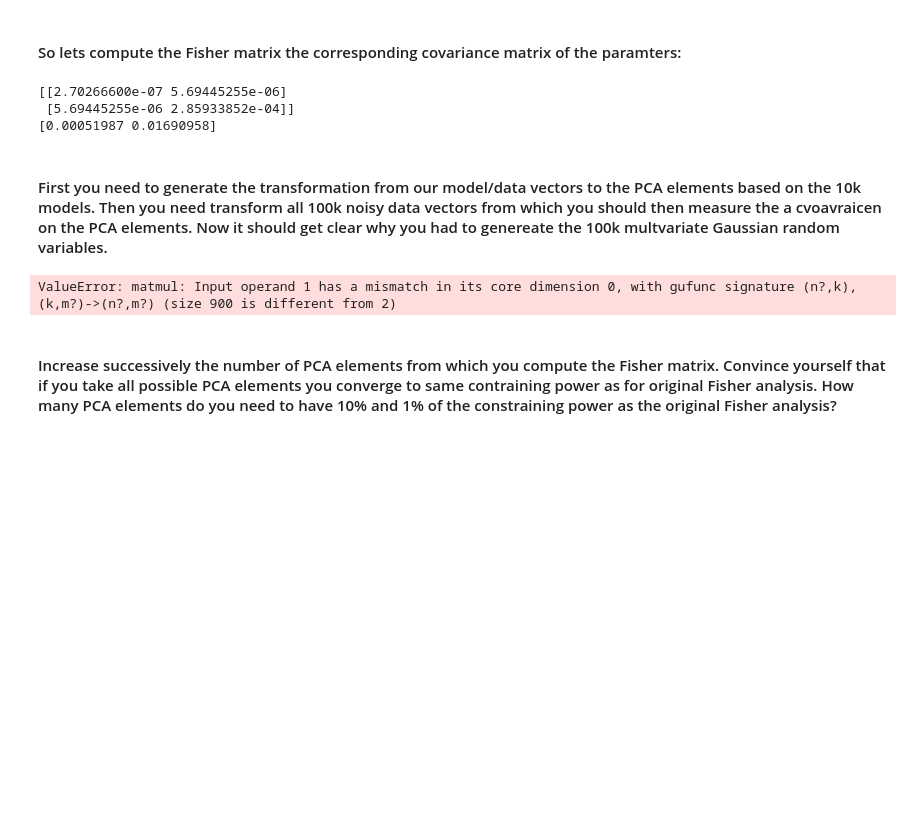
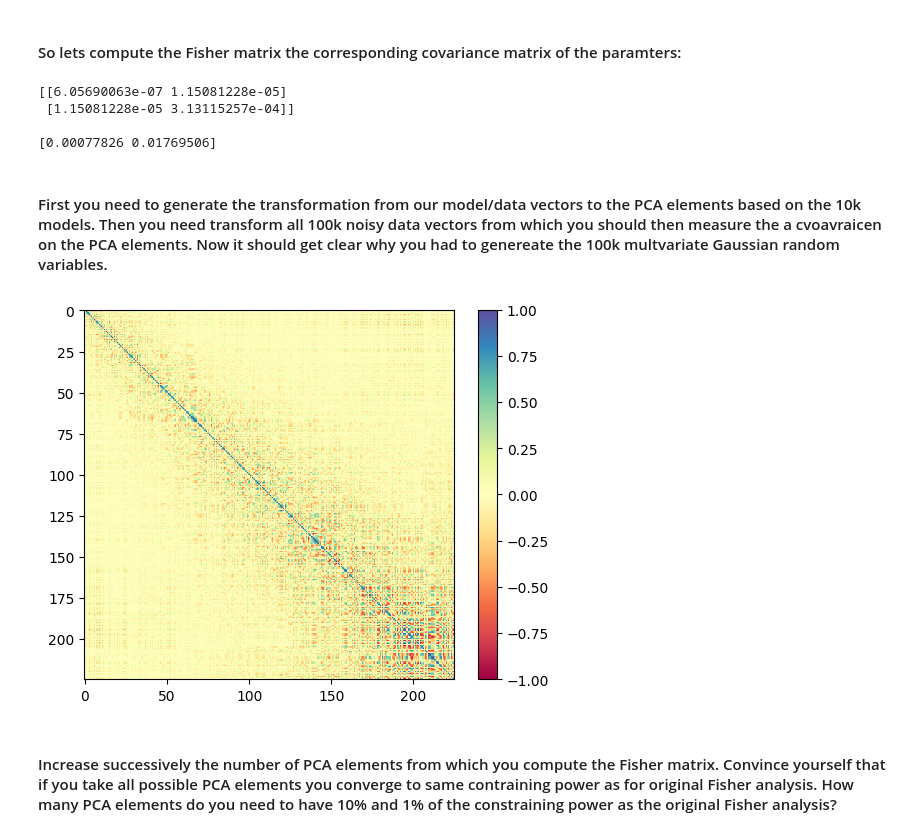
Before and after one commit to Rashaad-Reid/UWAstroStats, a Jupyter notebook: projects/2ptstat-analysis/assignments/assignment2.ipynb, the cells around one changed output. Saved outputs shown, nothing was run; the diff lists cells and outputs as text; code cells hidden in the pictures; blank space fills up the shorter version.

```diff
--- a/projects/2ptstat-analysis/assignments/assignment2.ipynb
+++ b/projects/2ptstat-analysis/assignments/assignment2.ipynb
@@ -167,36 +182,43 @@ FoM_11 = derivative_Om.T @ inv_cov @ derivative_Om
 FoM_22 = derivative_w.T @ inv_cov @ derivative_w
 FoM_12 = derivative_Om.T @ inv_cov @ derivative_w
 FoM_best = np.array([[FoM_11,FoM_12],[FoM_12,FoM_22]])
+#print(FoM_best)
+#print()
 
 Cov_parameter = inv(FoM_best)
+max_constraints = np.sqrt(np.diag(Cov_parameter))
 
 print(Cov_parameter)
-print(np.sqrt(np.diag(Cov_parameter)))
+print()
+print(max_constraints)
+
+#print(Cov_parameter/np.outer(np.sqrt(np.diag(Cov_parameter)),np.sqrt(np.diag(Cov_parameter))))
 # %% [output]
-[[2.70266600e-07 5.69445255e-06]
- [5.69445255e-06 2.85933852e-04]]
-[0.00051987 0.01690958]
+[[6.05690063e-07 1.15081228e-05]
+ [1.15081228e-05 3.13115257e-04]]
+
+[0.00077826 0.01769506]
 # %% [markdown]
 #### First you need to generate the transformation from our model/data vectors to the PCA elements based on the 10k models. Then you need transform all 100k noisy data vectors from which you should then measure the a cvoavraicen on the PCA elements. Now it should get clear why you had to genereate the 100k multvariate Gaussian random variables.
 # %%
 from sklearn.decomposition import PCA
 
-N_pca = 900 # Decide how many PCA eigenvalues you want to use
+N_pca = 225 # Decide how many PCA eigenvalues you want to use
 models = np.load('data_4_assignment2/models.npy')
 mean = np.mean(models,axis=0) # for numerical stability you should subtract the mean of each element
 pca = PCA(n_components=N_pca,svd_solver='full')
 models_pca = pca.fit_transform(models-mean) # Perform the PCA fitting. Now you can use pca for the transformation
 
 #rotate covariance matrix. If you do not how to do that. You can also create 10k random data vectors and tranform each one individual,
 # and the compute the covariance matrix from them
 rotation_matrix = pca.components_.T
-cov_pca = ...
+cov_pca = rotation_matrix.T @ cov @ rotation_matrix
 
-plt.imshow(cov_pca/np.outer(np.sqrt(np.diag(cov_pca)),np.sqrt(np.diag(cov_pca))),vmin=-1)
+plt.imshow(cov_pca/np.outer(np.sqrt(np.diag(cov_pca)),np.sqrt(np.diag(cov_pca))),vmin=-1,cmap='Spectral')
 plt.colorbar()
 plt.show()
 # %% [output]
-ValueError: matmul: Input operand 1 has a mismatch in its core dimension 0, with gufunc signature (n?,k),(k,m?)->(n?,m?) (size 900 is different from 2)
+[figure, added]
 # %% [markdown]
 #### Increase successively the number of PCA elements from which you compute the Fisher matrix. Convince yourself that if you take all possible PCA elements you converge to same contraining power as for original Fisher analysis. How many PCA elements do you need to have 10% and 1% of the constraining power as the original Fisher analysis?
 # %%
```
Also changed, not shown: parts of 7 cells of this notebook, 8 other files.
